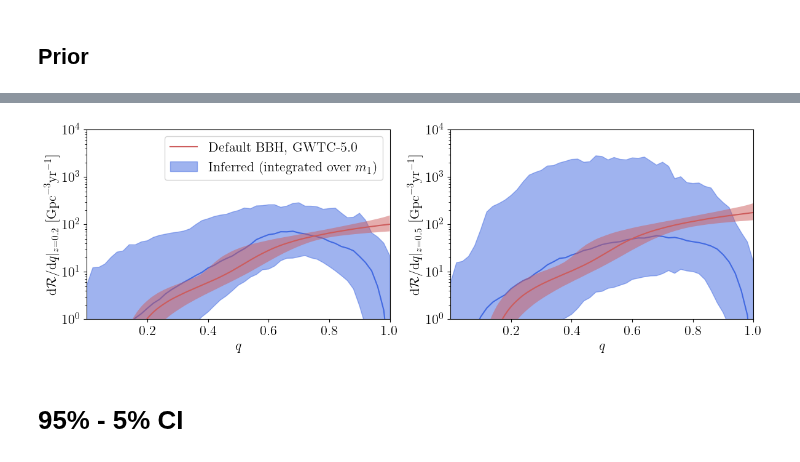
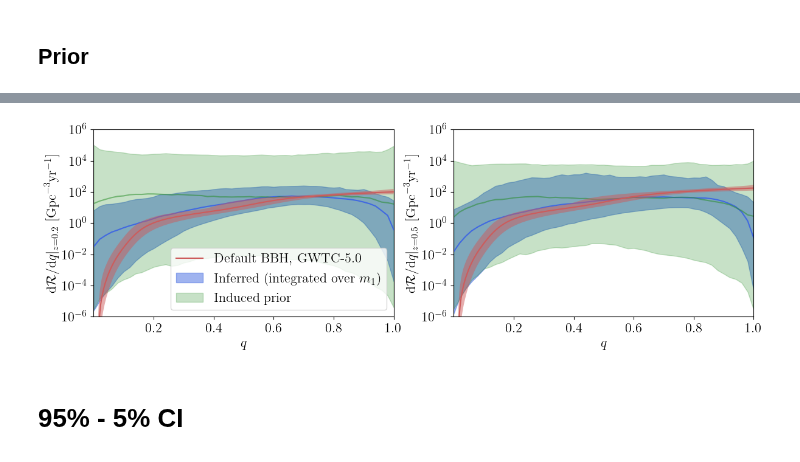
Before and after one commit to TristanBruel/Delaunay_for_GWs, a Jupyter notebook: gwtc3_z_m1_q/postprocess_run_z_m_q.ipynb, the cells around one changed output, grey strips where cells are left out. Drawn from its saved outputs; the diff is of its cells as text; code cells hidden in the pictures.

```diff
--- a/gwtc3_z_m1_q/postprocess_run_z_m_q.ipynb
+++ b/gwtc3_z_m1_q/postprocess_run_z_m_q.ipynb
@@ -444,7 +392,8 @@ to_comoving_volume = (1 + z_grid) / (
         4 * np.pi * Tobs * Planck15.differential_comoving_volume(z_grid).to(u.Gpc**3 / u.sr).value
     )
 # %%
-selected_tris = range(0, len(all_triangulations), 40)
+# selected_tris = range(0, len(all_triangulations), 40)
+selected_tris = np.random.choice(len(all_triangulations), size=1000, replace=False)
 num_triangulations = len(selected_tris)
 
 log_rate = np.zeros((num_triangulations, grid.shape[0]))
@@ -454,8 +403,7 @@ for ind, tri_ind in enumerate(tqdm(selected_tris)):
     this_delo.triangulate(all_triangulations[tri_ind])
     log_rate[ind] = this_delo.interpolate(grid)
 
-square_rate = log_rate.reshape(num_triangulations, z_grid.shape[0], m1_grid.shape[0], q_grid.shape[0]) \
-    #/np.log(10) + np.log10(to_comoving_volume[None,:,None,None])
+square_rate = log_rate.reshape(num_triangulations, z_grid.shape[0], m1_grid.shape[0], q_grid.shape[0])
 # %%
 median = np.quantile(square_rate, 0.5, axis=0)
 low = np.quantile(square_rate, 0.05, axis=0)
@@ -497,13 +420,8 @@ num_injections = injections_file["ninjs"]
 # %% [markdown]
 ## Prior
 # %%
-min_prior = -20
-max_prior = 15
-nvertices_min = 4
-nvertices_max = 40
-
 nsamples_prior = 1_000
-log_rate_prior_coarse = np.zeros((nsamples_prior, grid_coarse.shape[0]))
+log_rate_prior = np.zeros((nsamples_prior, grid.shape[0]))
 
 for i in tqdm(range(nsamples_prior)):
     nleaves_i = np.random.randint(nvertices_min, nvertices_max)
@@ -512,12 +430,11 @@ for i in tqdm(range(nsamples_prior)):
     tri_i[8:,0] = np.random.uniform(m1_min, m1_max, nleaves_i)
     tri_i[8:,1] = np.random.uniform(z_min, z_max, nleaves_i)
     tri_i[8:,2] = np.random.uniform(q_min, q_max, nleaves_i)
-    tri_i[:,3] = np.random.uniform(min_prior, max_prior, nleaves_i+8)
+    tri_i[:,3] = np.random.uniform(w_min, w_max, nleaves_i+8)
 
     this_delo = delaunaytor.CPUDelaunayInterpolator()
     this_delo.triangulate(tri_i)
-    log_rate_prior_coarse[i] = this_delo.interpolate(grid_coarse)
+    log_rate_prior[i] = this_delo.interpolate(grid)
 
-square_rate_prior_coarse = log_rate_prior_coarse.reshape(nsamples_prior, z_grid_coarse.shape[0], m1_grid_coarse.shape[0], q_grid_coarse.shape[0]) \
-        #/np.log(10) + np.log10(to_comoving_volume_coarse[None,:,None,None])
+square_rate_prior = log_rate_prior.reshape(nsamples_prior, z_grid.shape[0], m1_grid.shape[0], q_grid.shape[0])
 # %%
@@ -633,8 +547,8 @@ plt.close()
 fig, axes = plt.subplots(1, 2, figsize=(14,4))
 
 z_values_toplot = [0.2,1.0]
-ymins = [1e0, 1e0]
-ymaxs = [1e4, 1e4]
+ymins = [1e-6, 1e-6]
+ymaxs = [1e6, 1e6]
 
 for n,zeval in enumerate([0.2,0.5]):
     ax = axes[n]
@@ -642,45 +556,47 @@ for n,zeval in enumerate([0.2,0.5]):
     zeval_ind = np.argmin(np.abs(z_grid-zeval))
 
     ax.plot(strong_bbh_O4b_q_grid, np.quantile(redshift_factor_strong_bbh_o4b * strong_bbh_O4b_Rq, 0.5, axis=0),
             color=spm_color, label='Default BBH, GWTC-5.0', lw=1.5, zorder=5)
     ax.fill_between(strong_bbh_O4b_q_grid,
             np.quantile(redshift_factor_strong_bbh_o4b * strong_bbh_O4b_Rq, 0.05, axis=0),
             np.quantile(redshift_factor_strong_bbh_o4b * strong_bbh_O4b_Rq, 0.95, axis=0),
             color=spm_color, edgecolor=None, alpha=0.5, zorder=5)
 
-    dRdq_zeval = np.sum(np.exp(square_rate[:,zeval_ind,:,:]) *to_comoving_volume[zeval_ind], axis=1) *dm1
+    dRdq_zeval = np.sum(np.exp(square_rate[:,zeval_ind,:,:])
+                        *to_comoving_volume[zeval_ind], axis=1) *dm1
     low_dRdq = np.quantile(dRdq_zeval, 0.05, axis=0)
     median_dRdq = np.quantile(dRdq_zeval, 0.5, axis=0)
     high_dRdq = np.quantile(dRdq_zeval, 0.95, axis=0)
 
     ax.plot(q_grid, median_dRdq, color="royalblue")
     ax.fill_between(q_grid, low_dRdq, high_dRdq,
                     color="royalblue", alpha=0.5,
                     label=r'Inferred (integrated over $m_1$)',
                     )
-    # ax.plot(grids_coarse[n], log10_median, color="royalblue")
-    # ax.fill_between(grids_coarse[n], log10_low, log10_high,
-    #                 color="royalblue", alpha=0.5,
-    #                 label='Reconstructed',
-    #                 )
-    # ax.plot(grids_coarse[n], median_prior, color="forestgreen", alpha=0.5)
-    # ax.fill_between(grids_coarse[n], low_prior, high_prior,
-    #                 color="forestgreen", alpha=0.25,
-    #                 label='Prior',
-    #                 )
+
+    dRdq_prior_zeval = np.sum(np.exp(square_rate_prior[:,zeval_ind,:,:])
+                               *to_comoving_volume[zeval_ind], axis=1) *dm1
+    low_dRdq_prior = np.quantile(dRdq_prior_zeval, 0.05, axis=0)
+    median_dRdq_prior = np.quantile(dRdq_prior_zeval, 0.5, axis=0)
+    high_dRdq_prior = np.quantile(dRdq_prior_zeval, 0.95, axis=0)
+    ax.plot(q_grid, median_dRdq_prior, color="forestgreen", alpha=0.5)
+    ax.fill_between(q_grid, low_dRdq_prior, high_dRdq_prior,
+                    color="forestgreen", alpha=0.25,
+                    label='Induced prior',
+                    )
 
     ax.set_xlabel(r'$q$')
     ax.set_xlim(xmin=q_grid.min(), xmax=q_grid.max())
     ax.set_ylabel(r'$\mathrm{d}\mathcal{R}/\mathrm{d}q |_{z=%.1f}\ [\mathrm{Gpc}^{-3}\mathrm{yr}^{-1}]$' %zeval)
     ax.set_yscale('log')
     #ax.set_box_aspect(1)
     ax.set_ylim(ymin=ymins[n], ymax=ymaxs[n])
 
 axes[0].legend(loc='best')
 plt.show()
 plt.close()
 # %% [output]
-[figure, old version]
+[figure, new version]
 # %% [markdown]
 # 95% - 5% CI
 # %%
```
Also changed, not shown: parts of 91 cells of this notebook, 1 other file.
